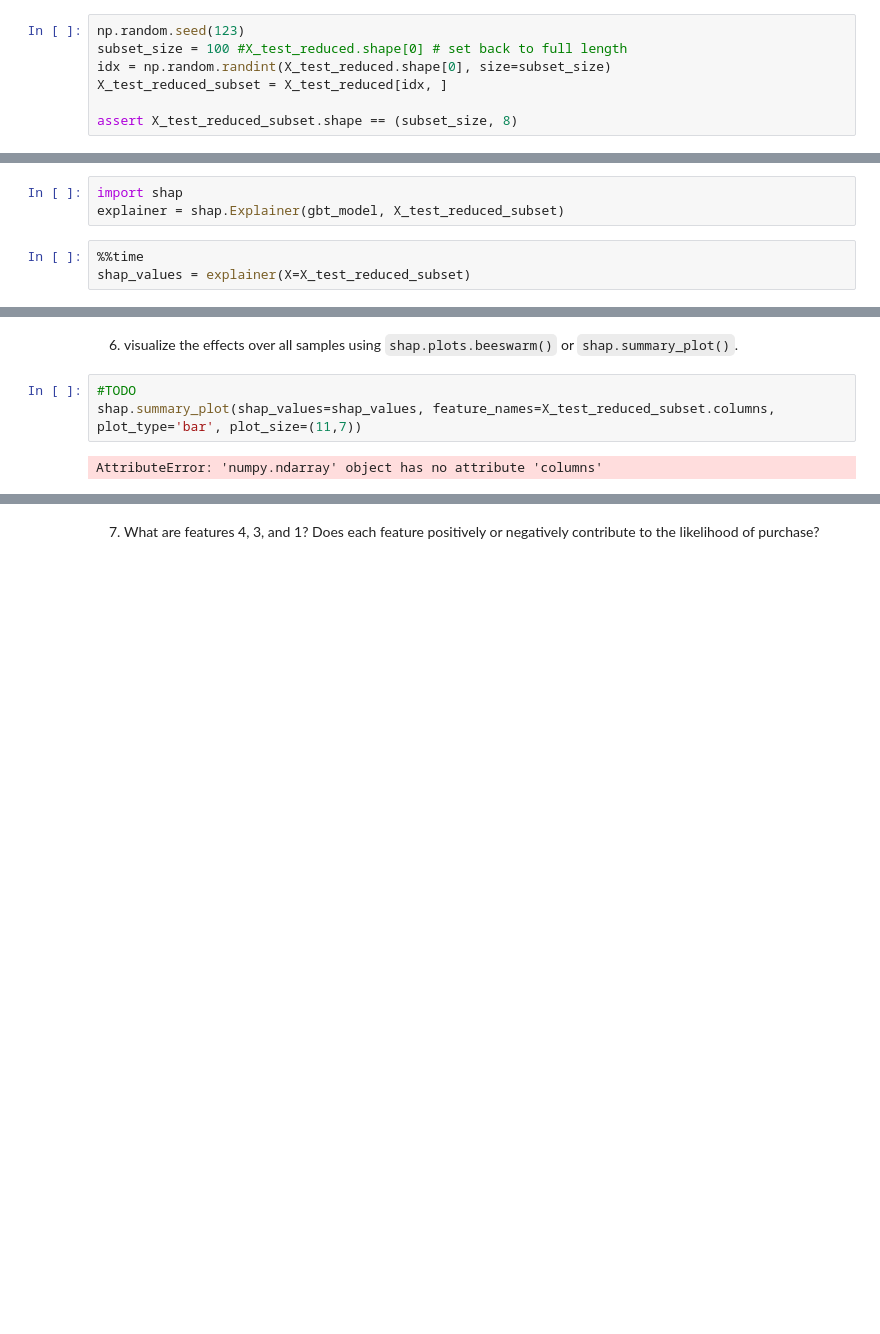
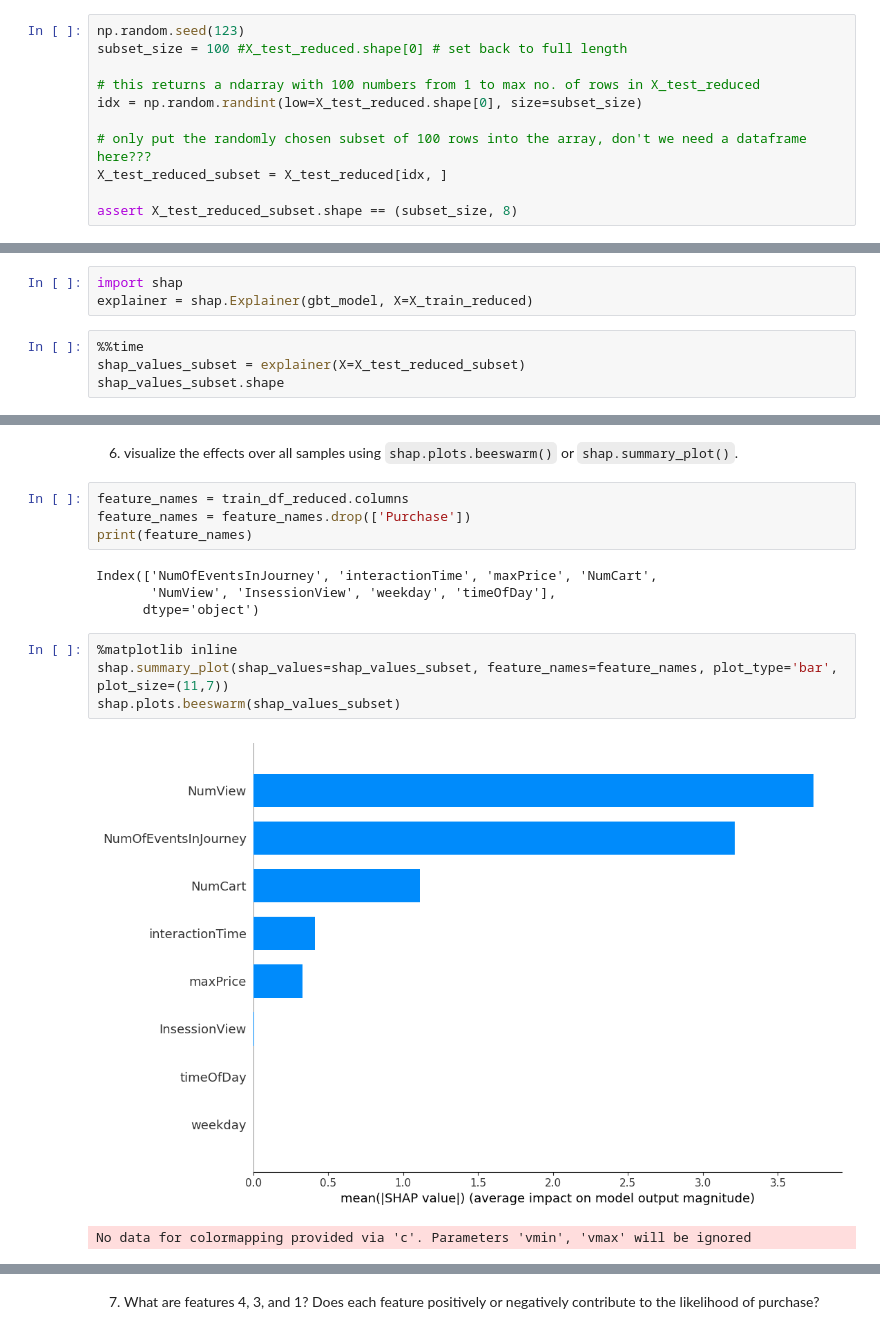
Before and after one commit to patrickmgebhard/MLE-11, a Jupyter notebook: assignments/week-06-supervised-ml/nb/electronics-purchase-prediction.ipynb, the cells around one changed output, grey strips where cells are left out. Drawn from its saved outputs; the diff is of its cells as text; blank space fills up the shorter version.

```diff
--- a/assignments/week-06-supervised-ml/nb/electronics-purchase-prediction.ipynb
+++ b/assignments/week-06-supervised-ml/nb/electronics-purchase-prediction.ipynb
@@ -425,7 +430,11 @@ Apply `shap.Explainer()` to calculate the SHAP values for the Gradient Boosting
 # %%
 np.random.seed(123)
 subset_size = 100 #X_test_reduced.shape[0] # set back to full length
-idx = np.random.randint(X_test_reduced.shape[0], size=subset_size)
+
+# this returns a ndarray with 100 numbers from 1 to max no. of rows in X_test_reduced
+idx = np.random.randint(low=X_test_reduced.shape[0], size=subset_size)
+
+# only put the randomly chosen subset of 100 rows into the array, don't we need a dataframe here???
 X_test_reduced_subset = X_test_reduced[idx, ]
 
 assert X_test_reduced_subset.shape == (subset_size, 8)
@@ -434,7 +441,8 @@ assert X_test_reduced_subset.shape == (subset_size, 8)
 # %%
 import shap
-explainer = shap.Explainer(gbt_model, X_test_reduced_subset)
+explainer = shap.Explainer(gbt_model, X=X_train_reduced)
 # %%
 %%time
-shap_values = explainer(X=X_test_reduced_subset)
+shap_values_subset = explainer(X=X_test_reduced_subset)
+shap_values_subset.shape
 # %% [output]
@@ -443,7 +452,17 @@ Wall time: 41.4 ms
 # %% [markdown]
 6. visualize the effects over all samples using `shap.plots.beeswarm()` or `shap.summary_plot()`.
+# %%
+feature_names = train_df_reduced.columns
+feature_names = feature_names.drop(['Purchase'])
+print(feature_names)
+# %% [output]
+Index(['NumOfEventsInJourney', 'interactionTime', 'maxPrice', 'NumCart',
+       'NumView', 'InsessionView', 'weekday', 'timeOfDay'],
+      dtype='object')
 # %%
-#TODO
-shap.summary_plot(shap_values=shap_values, feature_names=X_test_reduced_subset.columns, plot_type='bar', plot_size=(11,7))
+%matplotlib inline
+shap.summary_plot(shap_values=shap_values_subset, feature_names=feature_names, plot_type='bar', plot_size=(11,7))
+shap.plots.beeswarm(shap_values_subset)
 # %% [output]
+[figure, added]
-AttributeError: 'numpy.ndarray' object has no attribute 'columns'
+No data for colormapping provided via 'c'. Parameters 'vmin', 'vmax' will be ignored
```
Also changed, not shown: parts of 23 cells of this notebook, 5 other files.
